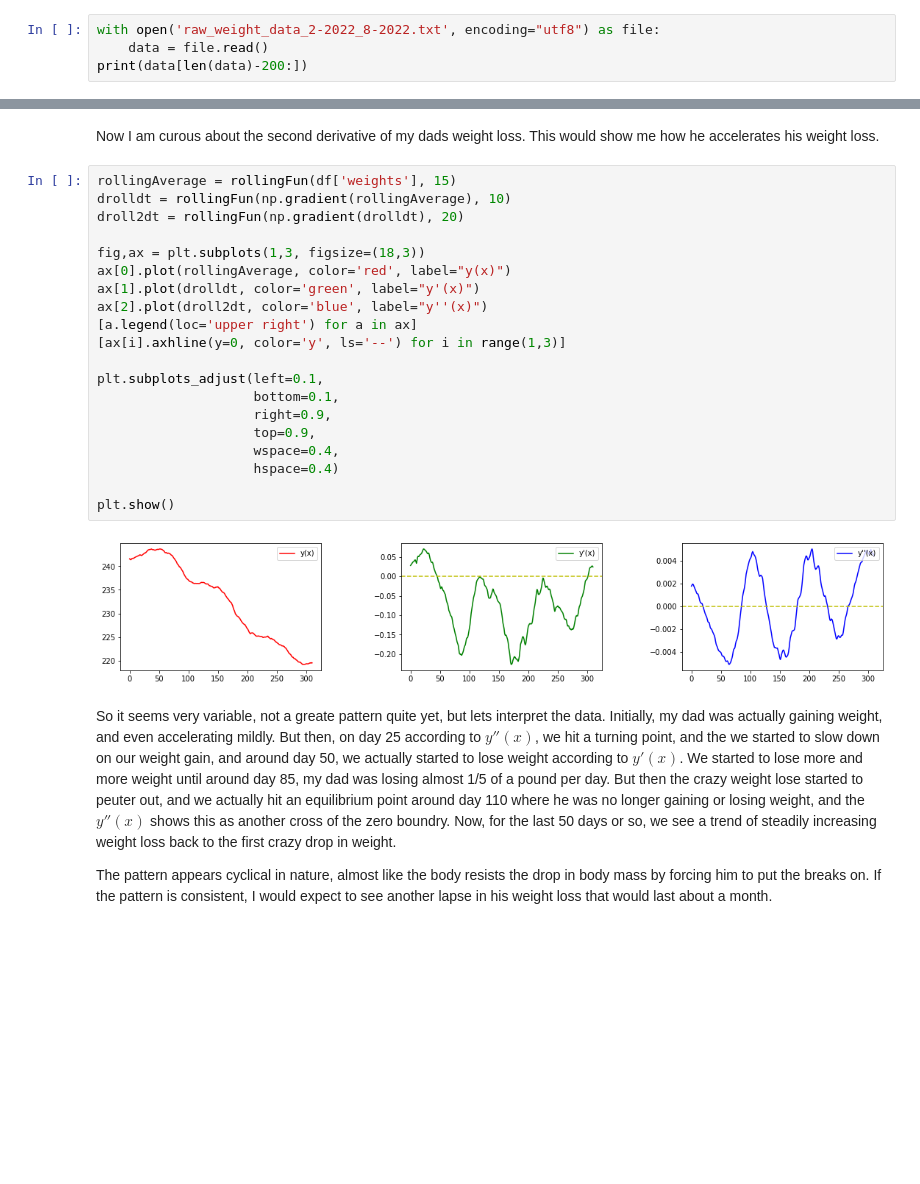
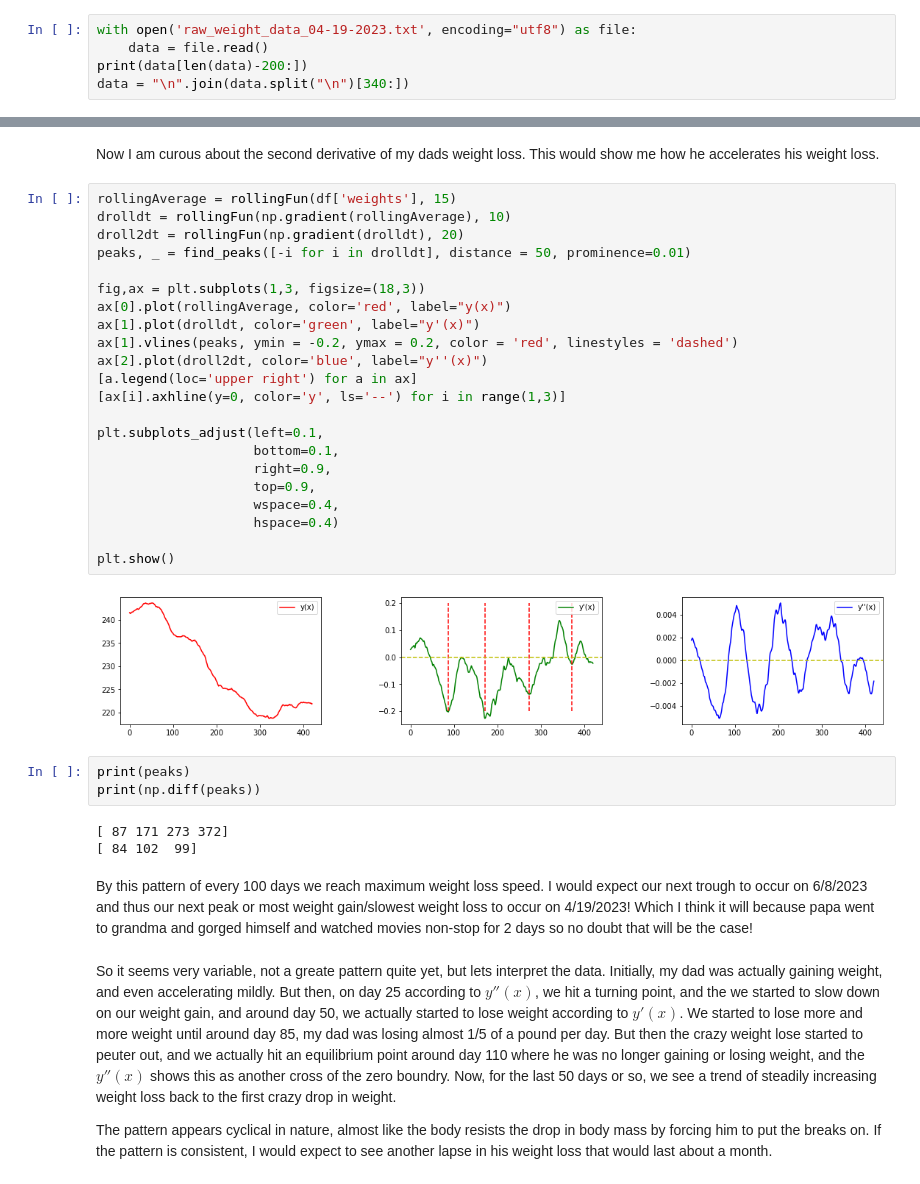
Before and after one commit to Matthew1309/dad_weight, a Jupyter notebook: dads_weight_data.ipynb, the cells around one changed output, grey strips where cells are left out. Saved outputs shown, nothing was run; the diff lists cells and outputs as text; blank space fills up the shorter version.

Commit message:
Adds weight jan to april and predicts peaks and troughs of velocity chart to scary accuracy

```diff
--- a/dads_weight_data.ipynb
+++ b/dads_weight_data.ipynb
@@ -26,9 +27,10 @@ def is_date(string, fuzzy=False):
 ## Parsing the data
 To graph his weight over time, I need to read in and parse the data.
 # %%
-with open('raw_weight_data_2-2022_8-2022.txt', encoding="utf8") as file:
+with open('raw_weight_data_04-19-2023.txt', encoding="utf8") as file:
     data = file.read()
 print(data[len(data)-200:])
+data = "\n".join(data.split("\n")[340:])
 # %% [output]
  nm / nm / 248.0-3.6=244.4
 
@@ -411,25 +393,35 @@ Now I am curous about the second derivative of my dads weight loss. This would s
 # %%
 rollingAverage = rollingFun(df['weights'], 15)
 drolldt = rollingFun(np.gradient(rollingAverage), 10)
 droll2dt = rollingFun(np.gradient(drolldt), 20)
+peaks, _ = find_peaks([-i for i in drolldt], distance = 50, prominence=0.01)
 
 fig,ax = plt.subplots(1,3, figsize=(18,3))
 ax[0].plot(rollingAverage, color='red', label="y(x)")
 ax[1].plot(drolldt, color='green', label="y'(x)")
+ax[1].vlines(peaks, ymin = -0.2, ymax = 0.2, color = 'red', linestyles = 'dashed')
 ax[2].plot(droll2dt, color='blue', label="y''(x)")
 [a.legend(loc='upper right') for a in ax]
 [ax[i].axhline(y=0, color='y', ls='--') for i in range(1,3)]
 
 plt.subplots_adjust(left=0.1,
                     bottom=0.1,
                     right=0.9,
                     top=0.9,
                     wspace=0.4,
                     hspace=0.4)
 
 plt.show()
 # %% [output]
-[figure, old version]
+[figure, new version]
+# %%
+print(peaks)
+print(np.diff(peaks))
+# %% [output]
+[ 87 171 273 372]
+[ 84 102  99]
+# %% [markdown]
+By this pattern of every 100 days we reach maximum weight loss speed. I would expect our next trough to occur on 6/8/2023 and thus our next peak or most weight gain/slowest weight loss to occur on 4/19/2023! Which I think it will because papa went to grandma and gorged himself and watched movies non-stop for 2 days so no doubt that will be the case!
 # %% [markdown]
 So it seems very variable, not a greate pattern quite yet, but lets interpret the data. Initially, my dad was actually gaining weight, and even accelerating mildly. But then, on day 25 according to $y''(x)$, we hit a turning point, and the we started to slow down on our weight gain, and around day 50, we actually started to lose weight according to $y'(x)$. We started to lose more and more weight until around day 85, my dad was losing almost 1/5 of a pound per day. But then the crazy weight lose started to peuter out, and we actually hit an equilibrium point around day 110 where he was no longer gaining or losing weight, and the $y''(x)$ shows this as another cross of the zero boundry. Now, for the last 50 days or so, we see a trend of steadily increasing weight loss back to the first crazy drop in weight.
 
```
Also changed, not shown: parts of 17 cells of this notebook, 1 other file.
